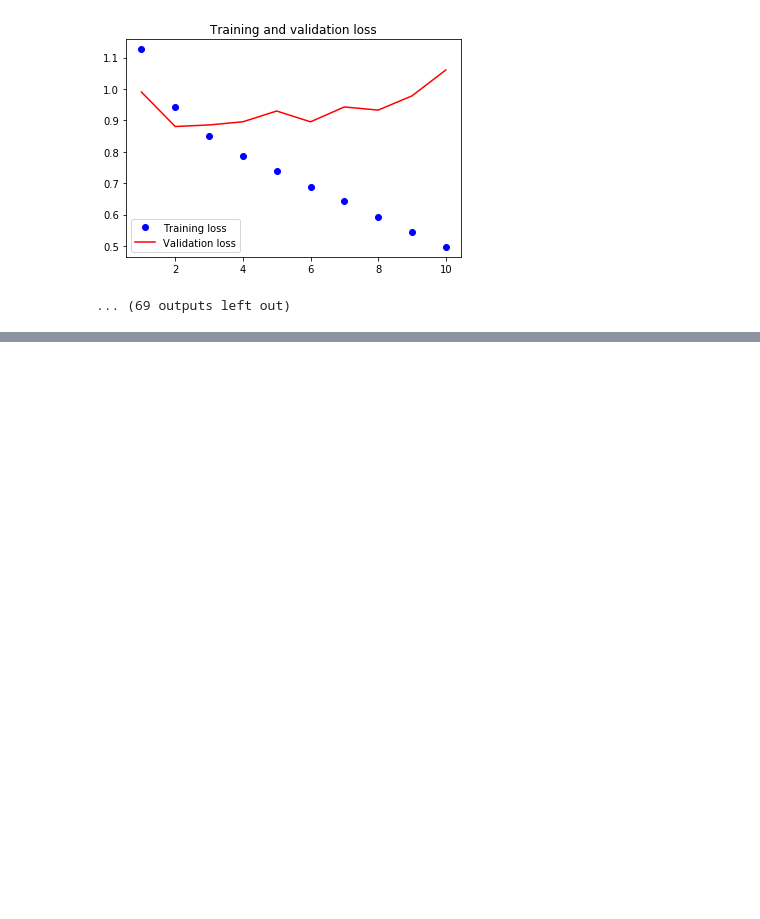
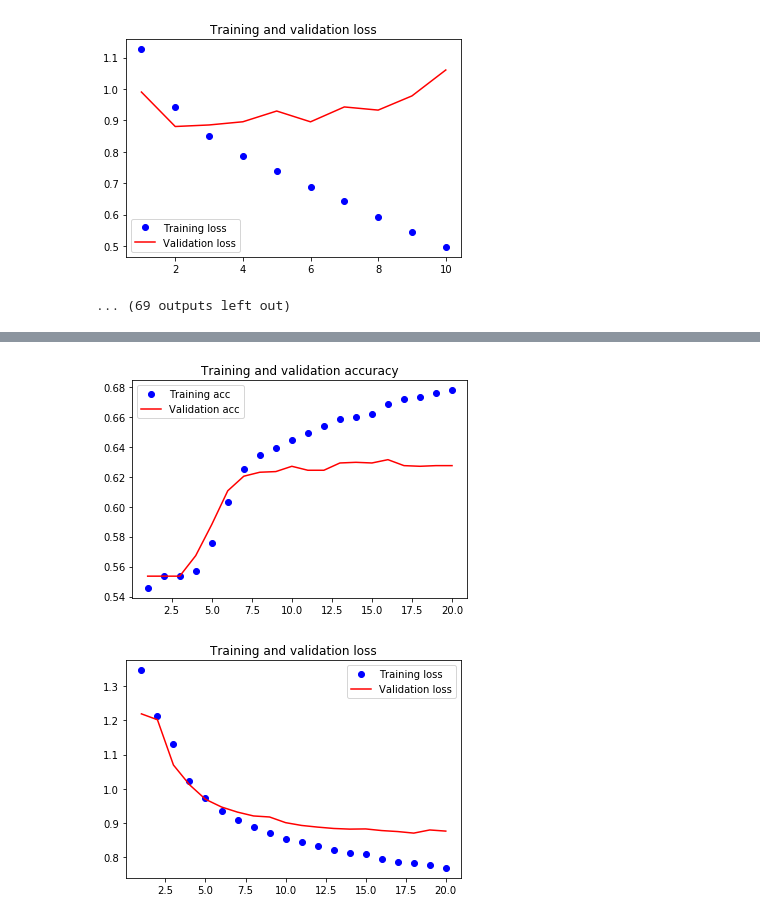
Before and after one commit to viniciusteix/topics-3, a Jupyter notebook: prova2/Prova.ipynb, the cells around one changed output, grey strips where cells are left out. Drawn from its saved outputs; the diff is of its cells as text; code cells hidden in the pictures; blank space fills up the shorter version.

```diff
--- a/prova2/Prova.ipynb
+++ b/prova2/Prova.ipynb
@@ -259,0 +345,5 @@ Epoch 10/10
+# %%
+plotar(history_20)
+# %% [output]
+[figure, added]
+[figure, added]
```
Also changed, not shown: parts of 22 cells of this notebook.
